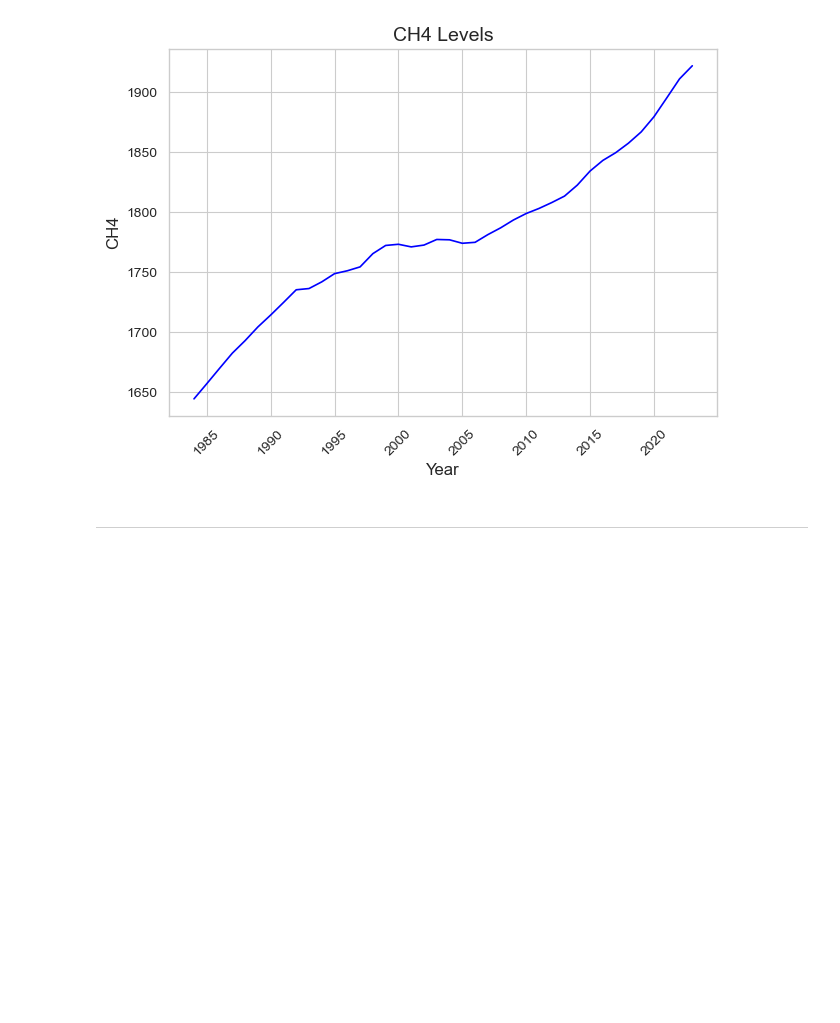
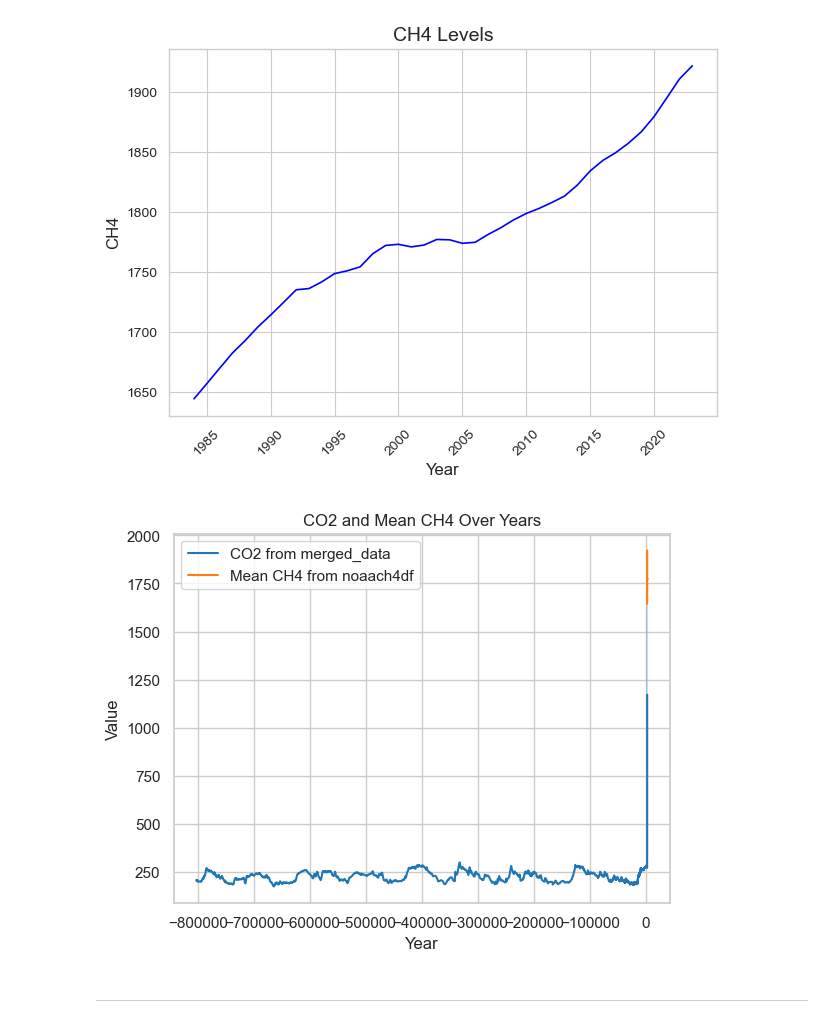
Before and after one commit to rebhanqui/programming-data-project-2, a Jupyter notebook: c02-v-temperature.ipynb, the cells around one changed output. Cells and saved outputs as stored; diff of their text form; code cells hidden in the pictures; blank space fills up the shorter version.

```diff
--- a/c02-v-temperature.ipynb
+++ b/c02-v-temperature.ipynb
@@ -341,6 +343,22 @@ plt.tight_layout()  #additional spacing
 plt.savefig("ch4levels2.png")
 # %% [output]
 [figure]
+# %%
+sns.set_style("whitegrid")
+sns.set_context("notebook")
+
+sns.lineplot(data=mergeddata, x="year", y="co2", label="CO2 from merged_data")
+sns.lineplot(data=noaach4df, x="year", y="mean", label="Mean CH4 from noaach4df")
+
+plt.title("CO2 and Mean CH4 Over Years")
+plt.xlabel("Year")
+plt.ylabel("Value")
+
+plt.legend()
+
+plt.show()
+# %% [output]
+[figure, added]
 # %% [markdown]
 
 ---
```
Also changed, not shown: parts of 3 cells of this notebook, 3 other files.
